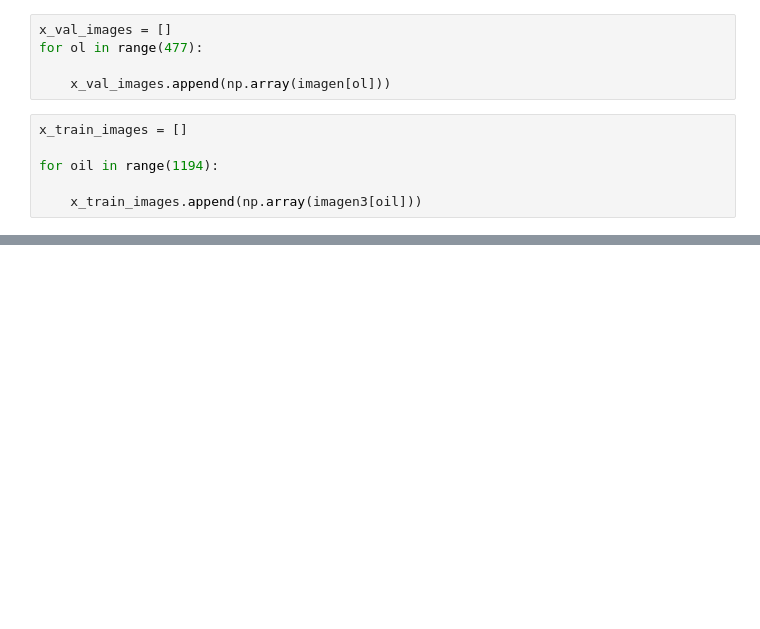
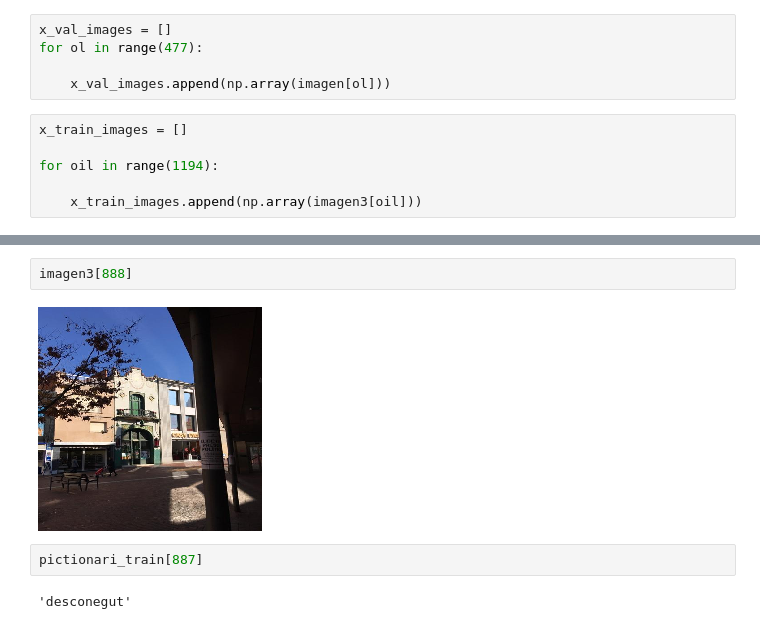
Before and after one commit to gdsa-upc/2018-Equip5, a Jupyter notebook: cerca_pickle_1.ipynb, the cells around one changed output, grey strips where cells are left out. Drawn from its saved outputs; the diff is of its cells as text; blank space fills up the shorter version.

```diff
--- a/cerca_pickle_1.ipynb
+++ b/cerca_pickle_1.ipynb
@@ -81,0 +211,8 @@ plt.show()
+# %%
+imagen3[888]
+# %% [output]
+[figure, added]
+# %%
+pictionari_train[887]
+# %% [output]
+'desconegut'
```
Also changed, not shown: parts of 45 cells of this notebook, 2 other files.
